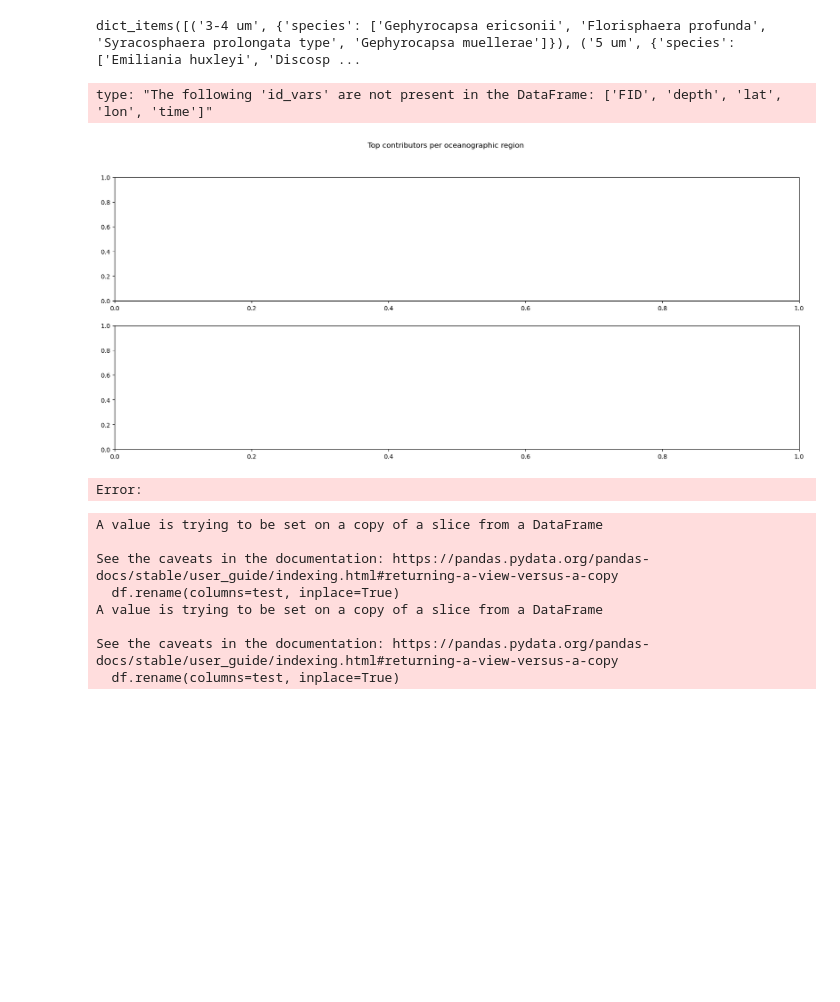
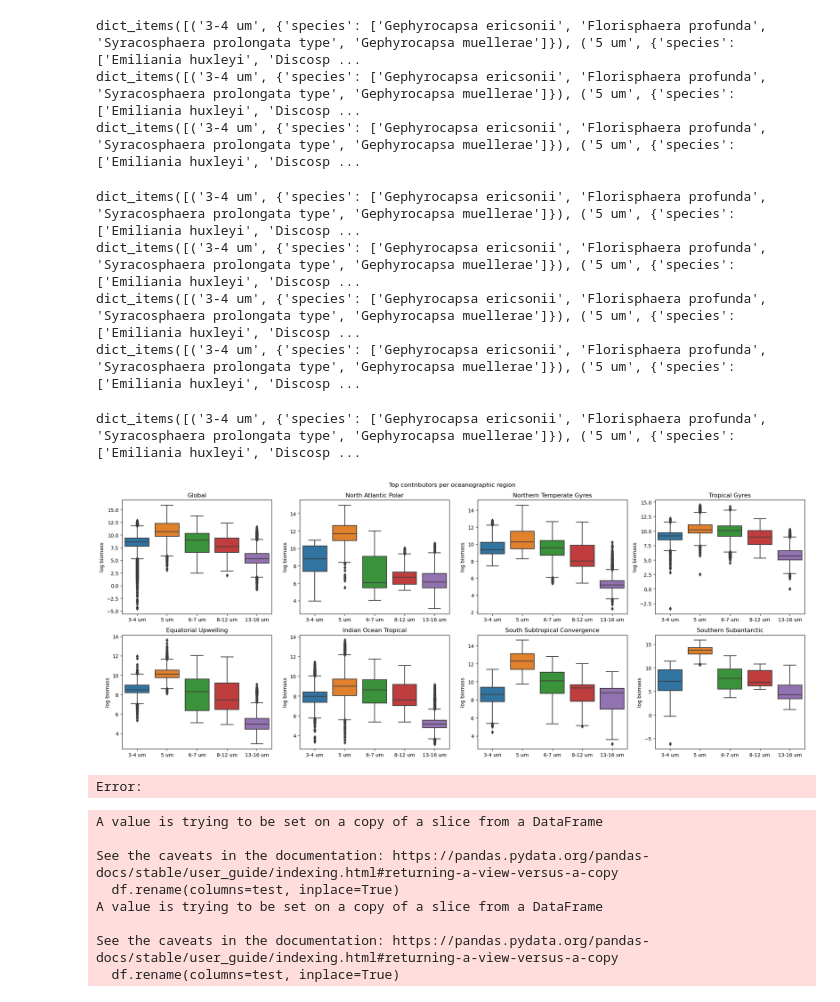
Before and after one commit to ruiying-ocean/Abil, a Jupyter notebook: deVries2023/plots/contributions.ipynb, the cells around one changed output. Cells and saved outputs as stored; diff of their text form; code cells hidden in the pictures; blank space fills up the shorter version.

```diff
--- a/notebooks/plotting_stats.ipynb
+++ b/deVries2023/plots/contributions.ipynb
@@ -17,21 +17,30 @@ ds2 = None
 p = plot(ds)
 ds = None
 # %%
-
-
-
 traits = pd.read_csv("/home/phyto/CoccoML/data/traits.csv")
 
-fig, axs = plt.subplots(2,1,figsize=(20, 8))
+fig, axs = plt.subplots(2,4,figsize=(20, 8))
 fig.suptitle('Top contributors per oceanographic region')
-p.top_size_groups_boxplot(traits, region="Northern Temperate Gyres", log=True, ax=axs[0])
-p.top_size_groups_boxplot(traits, region="Southern Subantarctic", log=True, ax=axs[1])
+p.top_size_groups_boxplot(traits, region="Global", log=True, ax=axs[0,0])
+p.top_size_groups_boxplot(traits, region="North Atlantic Polar", log=True, ax=axs[0,1])
+p.top_size_groups_boxplot(traits, region="Northern Temperate Gyres", log=True, ax=axs[0,2])
+p.top_size_groups_boxplot(traits, region="Tropical Gyres", log=True, ax=axs[0,3])
+p.top_size_groups_boxplot(traits, region="Equatorial Upwelling", log=True, ax=axs[1,0])
+p.top_size_groups_boxplot(traits, region="Indian Ocean Tropical", log=True, ax=axs[1,1])
+p.top_size_groups_boxplot(traits, region="South Subtropical Convergence", log=True, ax=axs[1,2])
+p.top_size_groups_boxplot(traits, region="Southern Subantarctic", log=True, ax=axs[1,3])
 fig.tight_layout()
 # %% [output]
 dict_items([('3-4 um', {'species': ['Gephyrocapsa ericsonii', 'Florisphaera profunda', 'Syracosphaera prolongata type', 'Gephyrocapsa muellerae']}), ('5 um', {'species': ['Emiliania huxleyi', 'Discosp ...
+dict_items([('3-4 um', {'species': ['Gephyrocapsa ericsonii', 'Florisphaera profunda', 'Syracosphaera prolongata type', 'Gephyrocapsa muellerae']}), ('5 um', {'species': ['Emiliania huxleyi', 'Discosp ...
+dict_items([('3-4 um', {'species': ['Gephyrocapsa ericsonii', 'Florisphaera profunda', 'Syracosphaera prolongata type', 'Gephyrocapsa muellerae']}), ('5 um', {'species': ['Emiliania huxleyi', 'Discosp ...
-type: "The following 'id_vars' are not present in the DataFrame: ['FID', 'depth', 'lat', 'lon', 'time']"
+dict_items([('3-4 um', {'species': ['Gephyrocapsa ericsonii', 'Florisphaera profunda', 'Syracosphaera prolongata type', 'Gephyrocapsa muellerae']}), ('5 um', {'species': ['Emiliania huxleyi', 'Discosp ...
+dict_items([('3-4 um', {'species': ['Gephyrocapsa ericsonii', 'Florisphaera profunda', 'Syracosphaera prolongata type', 'Gephyrocapsa muellerae']}), ('5 um', {'species': ['Emiliania huxleyi', 'Discosp ...
+dict_items([('3-4 um', {'species': ['Gephyrocapsa ericsonii', 'Florisphaera profunda', 'Syracosphaera prolongata type', 'Gephyrocapsa muellerae']}), ('5 um', {'species': ['Emiliania huxleyi', 'Discosp ...
+dict_items([('3-4 um', {'species': ['Gephyrocapsa ericsonii', 'Florisphaera profunda', 'Syracosphaera prolongata type', 'Gephyrocapsa muellerae']}), ('5 um', {'species': ['Emiliania huxleyi', 'Discosp ...
+dict_items([('3-4 um', {'species': ['Gephyrocapsa ericsonii', 'Florisphaera profunda', 'Syracosphaera prolongata type', 'Gephyrocapsa muellerae']}), ('5 um', {'species': ['Emiliania huxleyi', 'Discosp ...
-[figure, old version]
+[figure, new version]
-Error:
+Error:
 # %%
 traits = pd.read_csv("/home/phyto/CoccoML/data/traits.csv")
 
```
Also changed, not shown: 2 other files.
